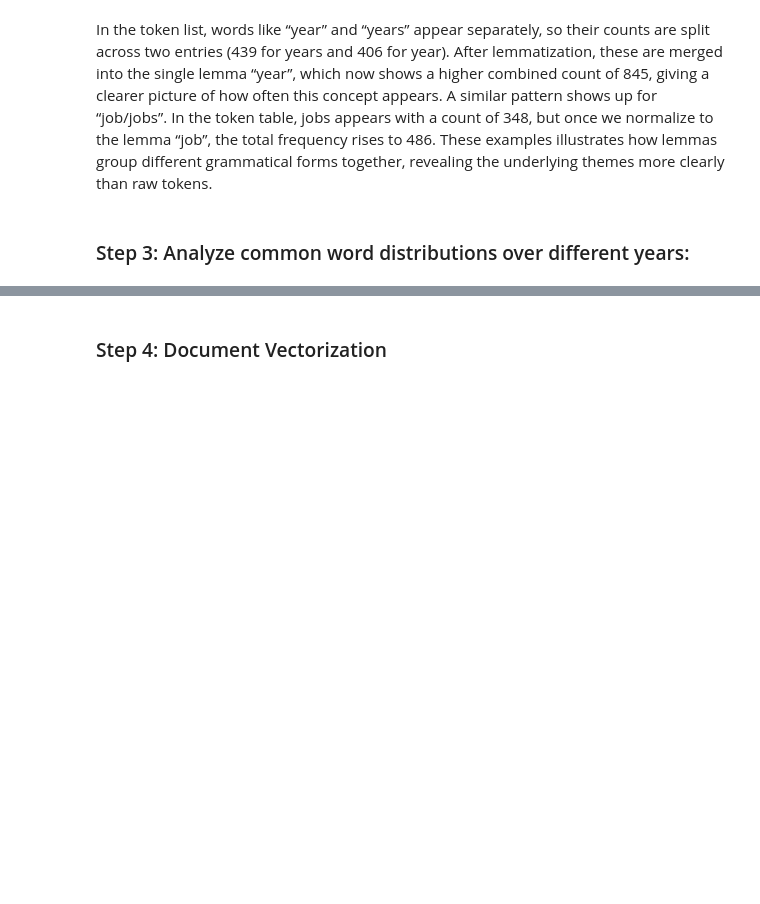
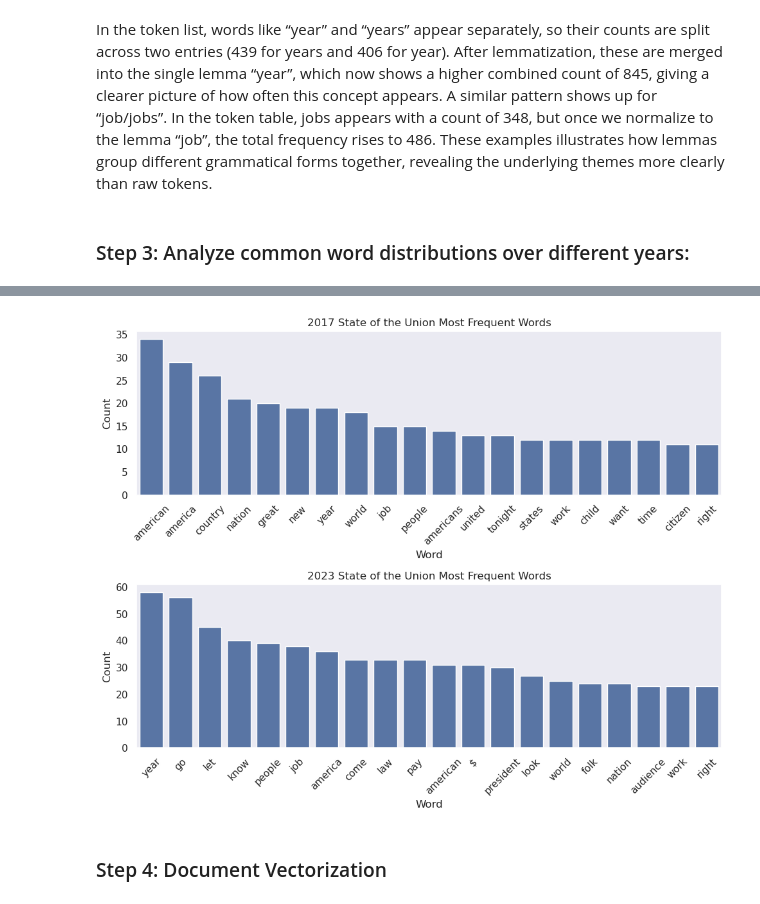
Before and after one commit to UCB-stat-159-f25/proj02-group04, a Jupyter notebook: nlp-P02.ipynb, the cells around one changed output, grey strips where cells are left out. Drawn from its saved outputs; the diff is of its cells as text; code cells hidden in the pictures; blank space fills up the shorter version.

```diff
--- a/nlp-P02.ipynb
+++ b/nlp-P02.ipynb
@@ -210,3 +278,33 @@ We see 2023 uses more economy-focused language (e.g., job, pay), whereas 2019 em
+# %%
+sns.set_theme(style="dark")
+fig, axes = plt.subplots(2, 1, figsize=(10, 8))
+sns.barplot(
+    ax=axes[0],
+    x="2017 Lemma",
+    y="2017 Count",
+    data=compare_2017_2023_df
+)
+axes[0].set_title("2017 State of the Union Most Frequent Words")
+axes[0].set_xlabel("Word")
+axes[0].set_ylabel("Count")
+axes[0].tick_params(axis='x', rotation=45)
+
+
+sns.barplot(
+    ax=axes[1],
+    x="2023 Lemma",
+    y="2023 Count",
+    data=compare_2017_2023_df,
+)
+axes[1].set_title("2023 State of the Union Most Frequent Words")
+axes[1].set_xlabel("Word")
+axes[1].set_ylabel("Count")
+axes[1].tick_params(axis='x', rotation=45)
+
+plt.tight_layout()
+plt.show()
+# %% [output]
+[figure, added]
 # %% [markdown]
 ### Step 4: Document Vectorization
 # %%
```
Also changed, not shown: parts of 17 cells of this notebook, 3 other files.
